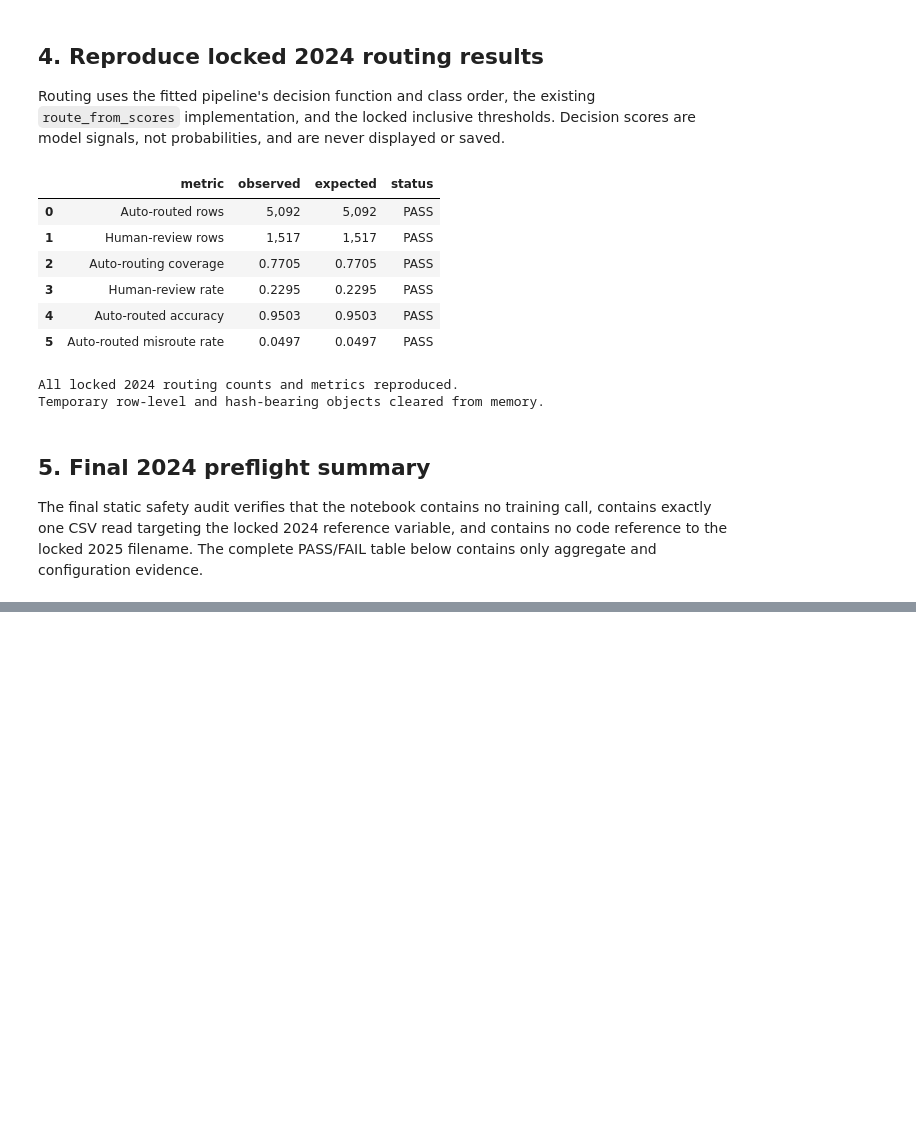
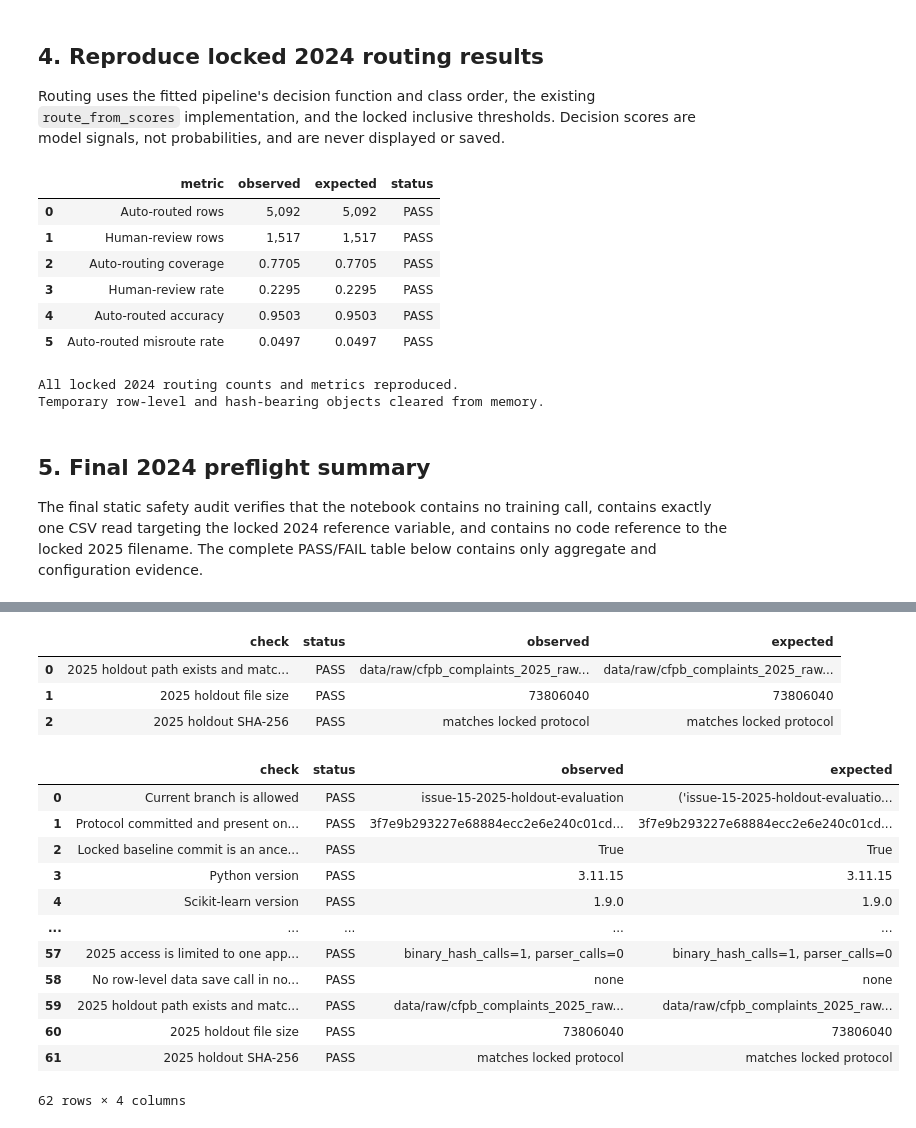
Before and after one commit to rihua-tech/financial-complaint-auto-routing-nlp, a Jupyter notebook: notebooks/07_2025_out_of_time_validation.ipynb, the cells around one changed output, grey strips where cells are left out. Saved outputs shown, nothing was run; the diff lists cells and outputs as text; code cells hidden in the pictures; blank space fills up the shorter version.

```diff
--- a/notebooks/07_2025_out_of_time_validation.ipynb
+++ b/notebooks/07_2025_out_of_time_validation.ipynb
@@ -48,10 +48,13 @@ NOTEBOOK_PATH = PROJECT_ROOT / "notebooks" / "07_2025_out_of_time_validation.ipy
 PROTOCOL_PATH = PROJECT_ROOT / "reports" / "2025_validation_protocol.md"
 MODEL_PATH = PROJECT_ROOT / "models" / "best_tfidf_classifier.joblib"
 REFERENCE_2024_PATH = PROJECT_ROOT / "data" / "processed" / "cfpb_complaints_2024_cleaned.csv"
+HOLDOUT_2025_PATH = PROJECT_ROOT / "data" / "raw" / "cfpb_complaints_2025_raw.csv"
 ROUTING_SOURCE_PATH = PROJECT_ROOT / "src" / "routing_rules.py"
 
 ALLOWED_BRANCHES = ("issue-15-2025-holdout-evaluation", "main")
 BASELINE_COMMIT = "fddca32f466737901bbf95534d08030b32e9599e"
+EXPECTED_HOLDOUT_2025_SIZE = 73_806_040
+EXPECTED_HOLDOUT_2025_SHA256 = "b59d7842e786f00d6be26b7980a42f67474acb9040db293ddd3641204d25eb3a"
 EXPECTED_VERSIONS = {
     "Python": "3.11.15",
     "Scikit-learn": "1.9.0",
@@ -703,0 +716,71 @@ The 2025 holdout remains unopened and unevaluated; this notebook does not author
+# %%
+integrity_check_start = len(check_records)
+expected_holdout_relative = Path("data") / "raw" / "cfpb_complaints_2025_raw.csv"
+observed_holdout_relative = HOLDOUT_2025_PATH.relative_to(PROJECT_ROOT)
+holdout_exists = HOLDOUT_2025_PATH.is_file()
+holdout_path_matches = observed_holdout_relative == expected_holdout_relative
+
+record_check(
+    "2025 holdout path exists and matches protocol",
+    holdout_exists and holdout_path_matches,
+    observed_holdout_relative.as_posix(),
+    expected_holdout_relative.as_posix(),
+)
+
+if holdout_exists:
+    observed_holdout_size = HOLDOUT_2025_PATH.stat().st_size
+    observed_holdout_sha256 = sha256_file(HOLDOUT_2025_PATH)
+else:
+    observed_holdout_size = None
+    observed_holdout_sha256 = None
+
+holdout_size_matches = observed_holdout_size == EXPECTED_HOLDOUT_2025_SIZE
+holdout_sha256_matches = observed_holdout_sha256 == EXPECTED_HOLDOUT_2025_SHA256
+record_check(
+    "2025 holdout file size",
+    holdout_size_matches,
+    observed_holdout_size if observed_holdout_size is not None else "not computed",
+    EXPECTED_HOLDOUT_2025_SIZE,
+)
+record_check(
+    "2025 holdout SHA-256",
+    holdout_sha256_matches,
+    "matches locked protocol" if holdout_sha256_matches else "mismatch or not computed",
+    "matches locked protocol",
+)
+
+stop_if_failed("2025 holdout file-integrity gate")
+holdout_integrity_table = pd.DataFrame(check_records[integrity_check_start:])
+display(holdout_integrity_table)
+
+entry_check_summary = pd.DataFrame(check_records)
+display(entry_check_summary)
+all_entry_checks_passed = bool(entry_check_summary["status"].eq("PASS").all())
+if not all_entry_checks_passed:
+    raise RuntimeError("Phase 2 entry checks FAILED. Do not parse or evaluate the 2025 holdout.")
+
+print("2025 holdout path check: PASS")
+print("2025 holdout file-size check: PASS")
+print("2025 holdout SHA-256 check: PASS")
+print("Existing 2024 preflight checks passed: 59/59")
+print(f"Final entry checks passed: {len(entry_check_summary)}/{len(entry_check_summary)}")
+print("2025 HOLDOUT FILE-INTEGRITY GATE: PASS")
+print("The 2025 file was read only as raw binary bytes; its CSV contents remain unparsed and unevaluated.")
+# %% [output]
+|  | check | status | observed | expected |
+| 0 | 2025 holdout path exists and matc... | PASS | data/raw/cfpb_complaints_2025_raw... | data/raw/cfpb_complaints_2025_raw... |
+| 1 | 2025 holdout file size | PASS | 73806040 | 73806040 |
+| 2 | 2025 holdout SHA-256 | PASS | matches locked protocol | matches locked protocol |
+|  | check | status | observed | expected |
+| 0 | Current branch is allowed | PASS | issue-15-2025-holdout-evaluation | ('issue-15-2025-holdout-evaluatio... |
+| 1 | Protocol committed and present on... | PASS | 3f7e9b293227e68884ecc2e6e240c01cd... | 3f7e9b293227e68884ecc2e6e240c01cd... |
+| 2 | Locked baseline commit is an ance... | PASS | True | True |
+| 3 | Python version | PASS | 3.11.15 | 3.11.15 |
+| 4 | Scikit-learn version | PASS | 1.9.0 | 1.9.0 |
+| ... | ... | ... | ... | ... |
+| 57 | 2025 access is limited to one app... | PASS | binary_hash_calls=1, parser_calls=0 | binary_hash_calls=1, parser_calls=0 |
+| 58 | No row-level data save call in no... | PASS | none | none |
+| 59 | 2025 holdout path exists and matc... | PASS | data/raw/cfpb_complaints_2025_raw... | data/raw/cfpb_complaints_2025_raw... |
+| 60 | 2025 holdout file size | PASS | 73806040 | 73806040 |
+| 61 | 2025 holdout SHA-256 | PASS | matches locked protocol | matches locked protocol |
+62 rows × 4 columns
```
Also changed, not shown: parts of 3 cells of this notebook.
